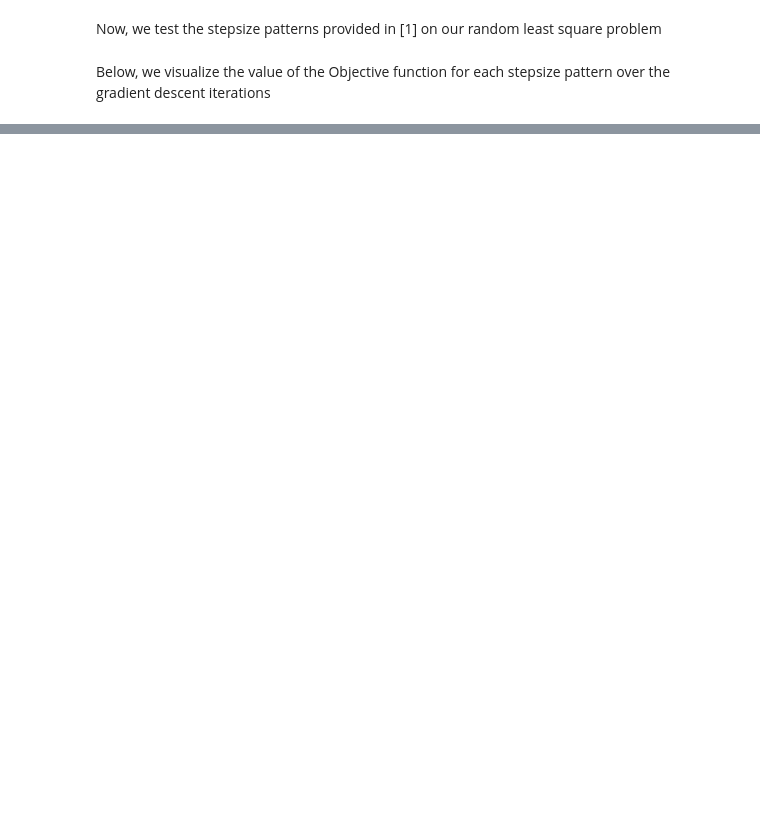
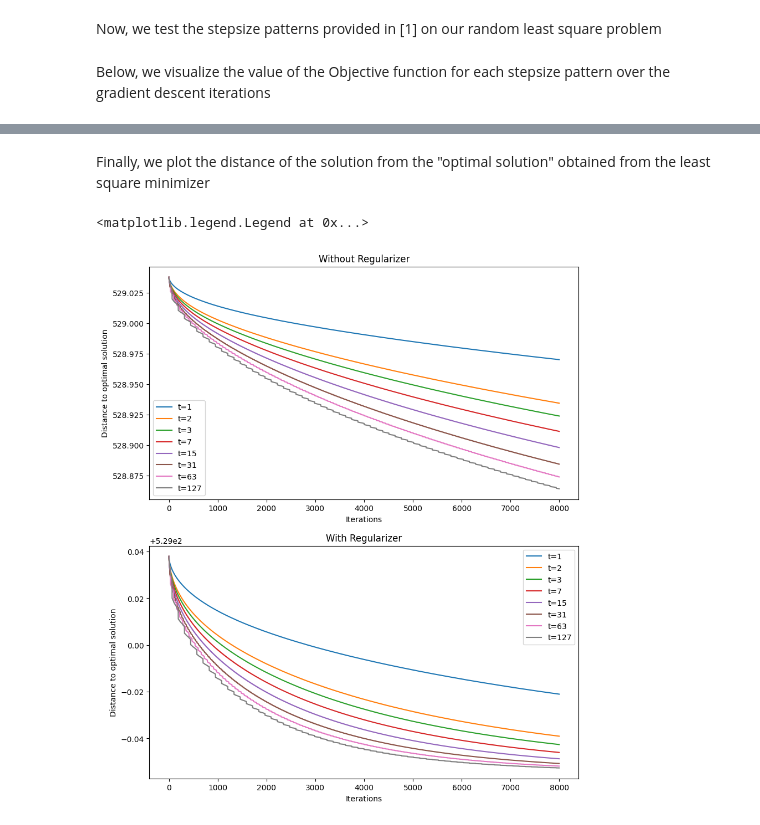
Before and after one commit to mayerdominik/mml_seminar_paper5, a Jupyter notebook: Convergence test.ipynb, the cells around one changed output, grey strips where cells are left out. Drawn from its saved outputs; the diff is of its cells as text; code cells hidden in the pictures; blank space fills up the shorter version.

```diff
--- a/Convergence test.ipynb
+++ b/Convergence test.ipynb
@@ -58,0 +65,3 @@ def gradstep2(x,h):
+# %%
+X_opt, res_opt, rank_opt, s_opt = np.linalg.lstsq(A,b)
+#print(objective1(X_opt),np.linalg.norm(X_opt),objective2(X_opt))
@@ -156,0 +175,24 @@ ax2.legend()
+# %% [markdown]
+Finally, we plot the distance of the solution from the "optimal solution" obtained from the least square minimizer
+# %%
+fig, (ax1,ax2) = plt.subplots(2,1)
+fig.set_figwidth(10)
+fig.set_figheight(12)
+for i, H_i in enumerate(H):
+    ax1.plot(np.linalg.norm(X_opt - X[i],2,axis=1),label='t=' + str(len(H_i)))
+    ax2.plot(np.linalg.norm(X_opt - X_REG[i],2,axis=1),label='t=' + str(len(H_i)))
+
+#ax1.set_yscale('log')
+ax1.set_xlabel("Iterations")
+ax1.set_ylabel("Distance to optimal solution")
+ax1.set_title("Without Regularizer")
+ax1.legend()
+
+#ax2.set_yscale('log')
+ax2.set_xlabel("Iterations")
+ax2.set_ylabel("Distance to optimal solution")
+ax2.set_title("With Regularizer")
+ax2.legend()
+# %% [output]
+<matplotlib.legend.Legend at 0x...>
+[figure, added]
```
Also changed, not shown: parts of 11 cells of this notebook, 1 other file.
